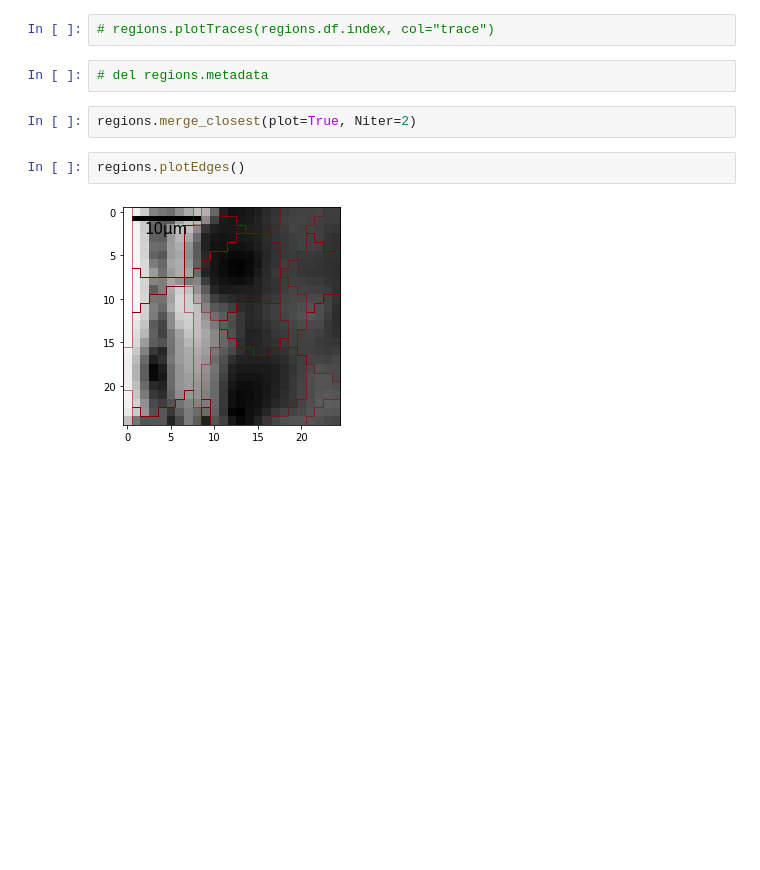
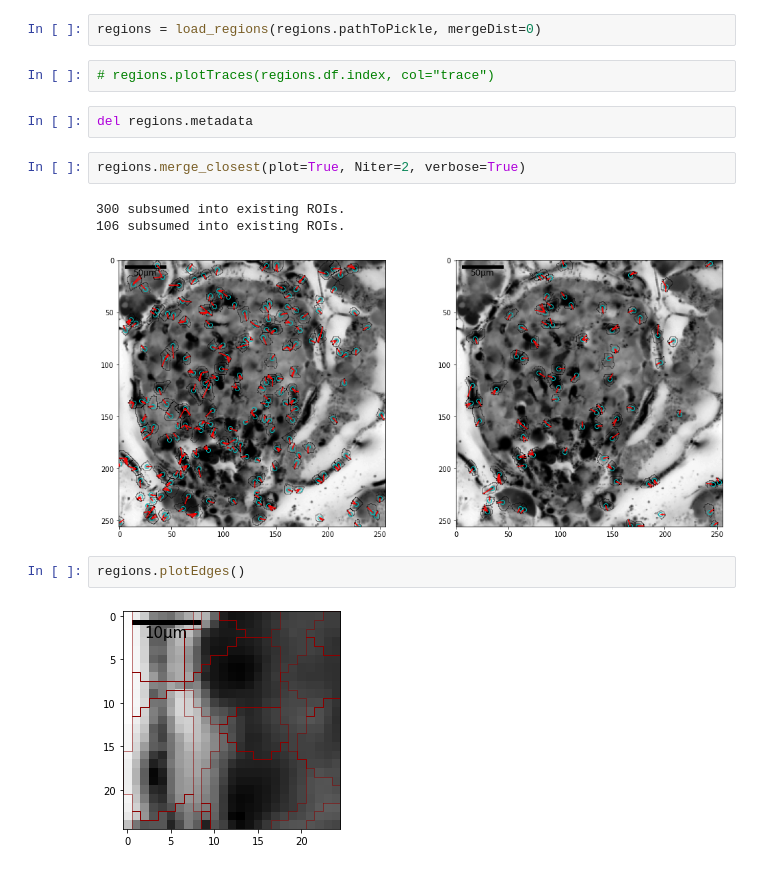
Before and after one commit to szarma/Physio_Ca, a Jupyter notebook: notebooks/closeup_7(redevelop).ipynb, the cells around one changed output. Drawn from its saved outputs; the diff is of its cells as text; blank space fills up the shorter version.

```diff
--- a/notebooks/closeup_7(redevelop).ipynb
+++ b/notebooks/closeup_7(redevelop).ipynb
@@ -56,9 +112,15 @@ processing with filter size of  (6,)
+# %%
+regions = load_regions(regions.pathToPickle, mergeDist=0)
 # %%
 # regions.plotTraces(regions.df.index, col="trace")
 # %%
-# del regions.metadata
+del regions.metadata
 # %%
-regions.merge_closest(plot=True, Niter=2)
+regions.merge_closest(plot=True, Niter=2, verbose=True)
+# %% [output]
+300 subsumed into existing ROIs.
+106 subsumed into existing ROIs.
+[figure, added]
 # %%
 regions.plotEdges()
 # %% [output]
```
Also changed, not shown: parts of 13 cells of this notebook, 5 other files.
